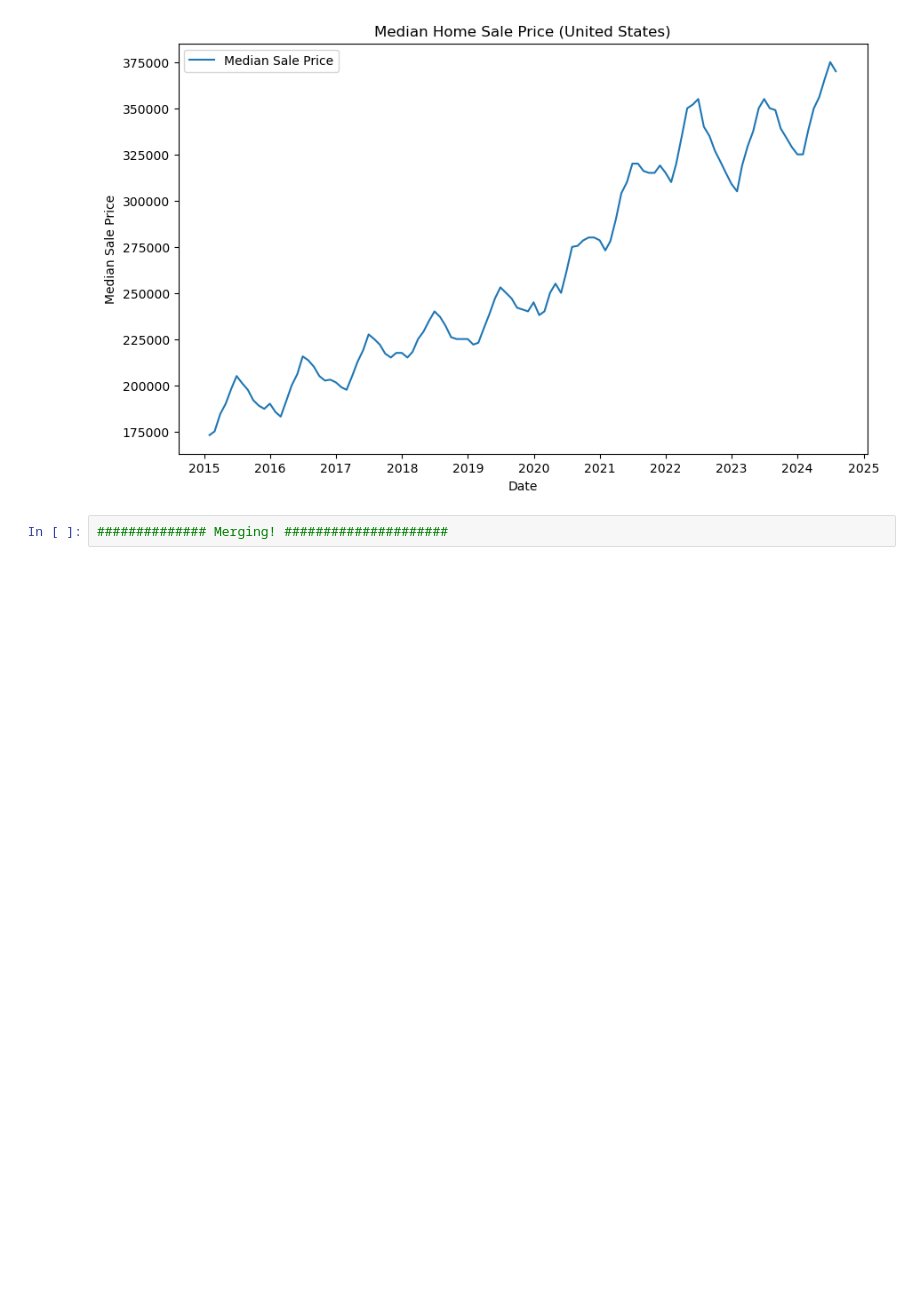
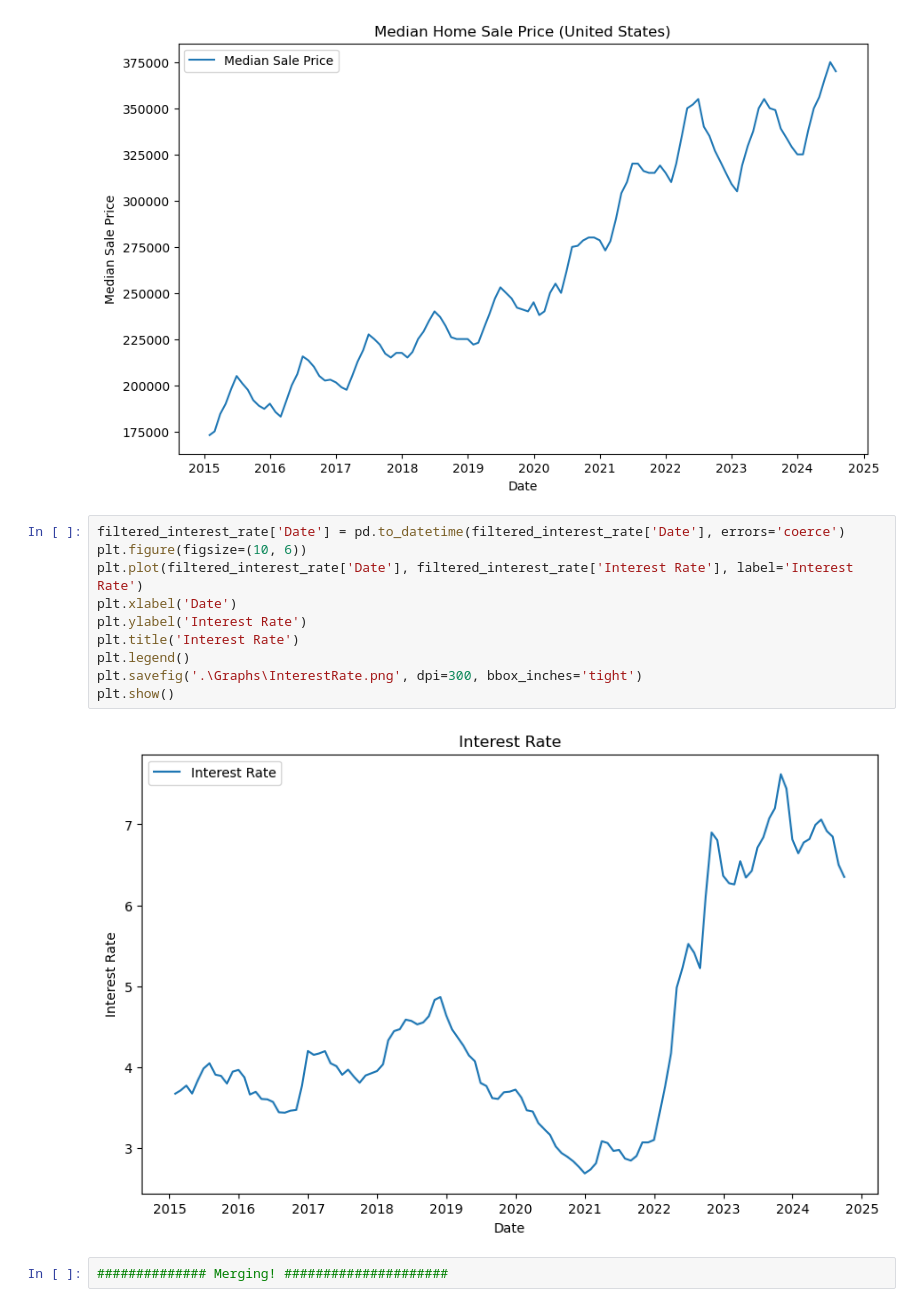
Before and after one commit to sack2116/Team-Project-1, a Jupyter notebook: Housing_Market_Dynamics.ipynb, the cells around one changed output. Drawn from its saved outputs; the diff is of its cells as text; blank space fills up the shorter version.

```diff
--- a/Ryans_Draft2.0.ipynb
+++ b/Housing_Market_Dynamics.ipynb
@@ -150,6 +150,18 @@ plt.savefig('.\Graphs\MedianHomeSpriceUS.png', dpi=300, bbox_inches='tight')
 plt.show()
 # %% [output]
 [figure]
+# %%
+filtered_interest_rate['Date'] = pd.to_datetime(filtered_interest_rate['Date'], errors='coerce')
+plt.figure(figsize=(10, 6))
+plt.plot(filtered_interest_rate['Date'], filtered_interest_rate['Interest Rate'], label='Interest Rate')
+plt.xlabel('Date')
+plt.ylabel('Interest Rate')
+plt.title('Interest Rate')
+plt.legend()
+plt.savefig('.\Graphs\InterestRate.png', dpi=300, bbox_inches='tight')
+plt.show()
+# %% [output]
+[figure, added]
 # %%
 ############## Merging! #####################
 # %%
```
Also changed, not shown: parts of 4 cells of this notebook, 3 other files.
